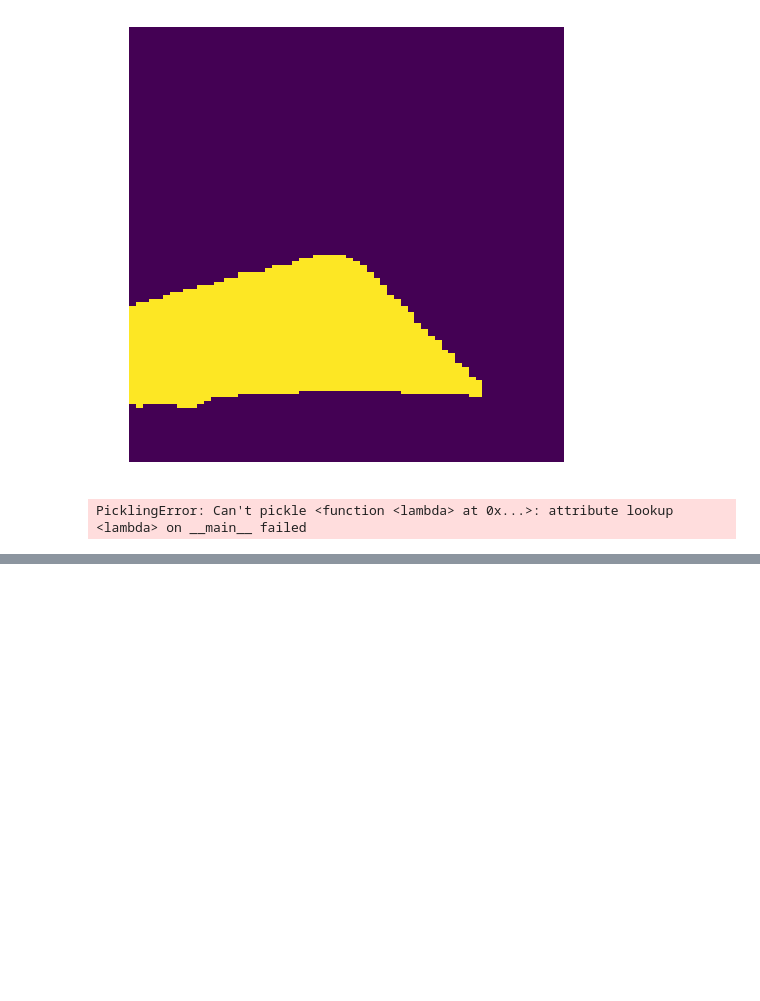
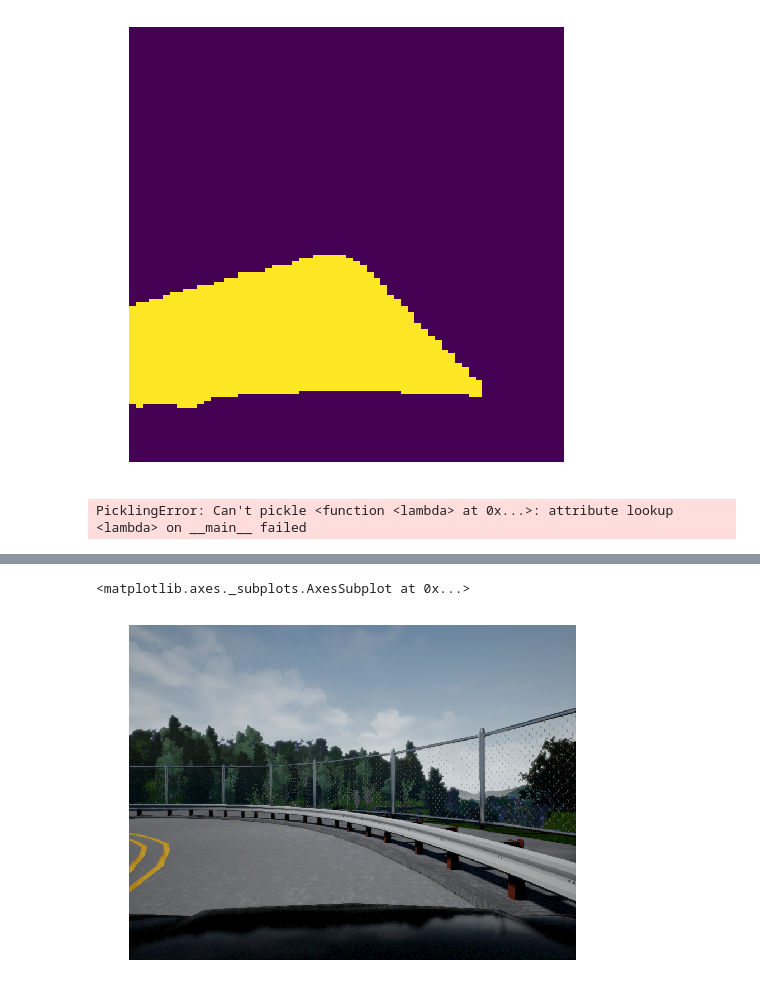
Before and after one commit to thedch/lyft-challenge, a Jupyter notebook: lyft.ipynb, the cells around one changed output, grey strips where cells are left out. Saved outputs shown, nothing was run; the diff lists cells and outputs as text; code cells hidden in the pictures; blank space fills up the shorter version.

```diff
--- a/lyft.ipynb
+++ b/lyft.ipynb
@@ -272,0 +307,5 @@ PicklingError: Can't pickle <function <lambda> at 0x...>: attribute lookup <lamb
+# %%
+show_img(im)
+# %% [output]
+<matplotlib.axes._subplots.AxesSubplot at 0x...>
+[figure, added]
```
Also changed, not shown: parts of 9 cells of this notebook.
